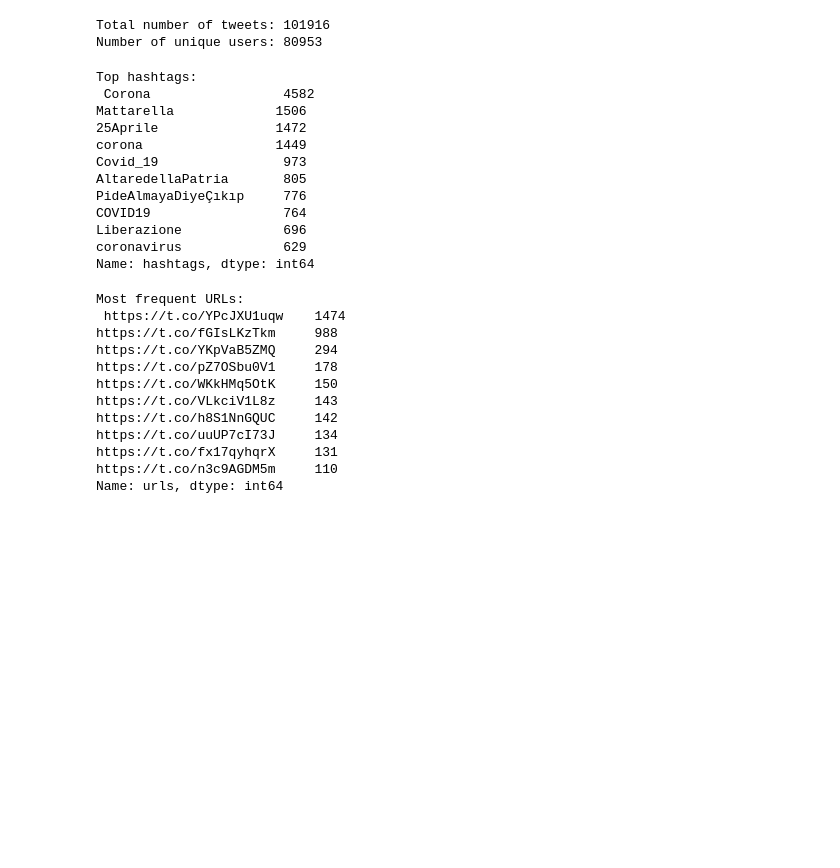
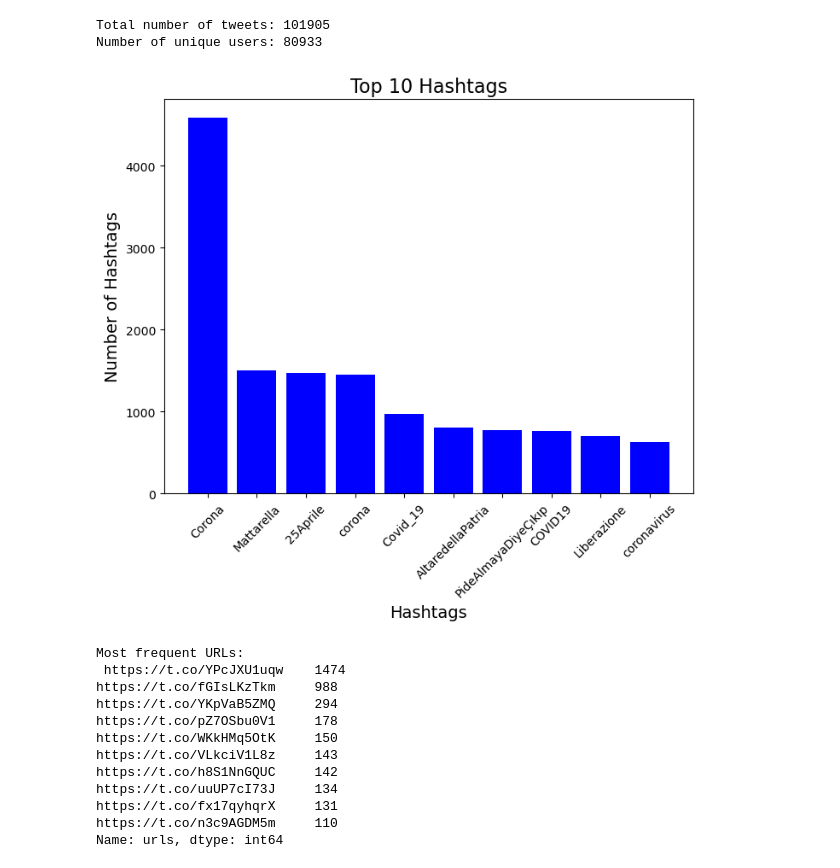
Before and after one commit to RU-Insane/Twitter-Search-Application, a Jupyter notebook: starter-code.ipynb, the cells around one changed output. Saved outputs shown, nothing was run; the diff lists cells and outputs as text; code cells hidden in the pictures; blank space fills up the shorter version.

```diff
--- a/starter-code.ipynb
+++ b/starter-code.ipynb
@@ -17,11 +22,0 @@ with open("corona-out-3", "r") as f1:
-# %%
-# Parse the relevant fields from each tweet
-tweets = []
-for tweet in data:
-    user = tweet['user']['screen_name']
-    date = tweet['created_at']
-    text = tweet['text']
-    urls = [url['url'] for url in tweet['entities']['urls']]
-    hashtags = [tag['text'] for tag in tweet['entities']['hashtags']]
-    mentions = [mention['screen_name'] for mention in tweet['entities']['user_mentions']]
-    tweets.append({'user': user, 'date': date, 'text': text, 'urls': urls, 'hashtags': hashtags, 'mentions': mentions})
@@ -28,3 +127,4 @@ for tweet in data:
 # %%
 # Create a pandas DataFrame from the parsed data
-df = pd.DataFrame(tweets)
+df_u = pd.DataFrame(users)
+df_t = pd.DataFrame(tweets)
@@ -31,28 +156,24 @@ df = pd.DataFrame(tweets)
 # %%
 # Print the total number of tweets collected
-print('Total number of tweets:', len(df))
+print('Total number of tweets:', len(df_t))
 
 # Print the number of unique users posting tweets
-print('Number of unique users:', df['user'].nunique())
+print('Number of unique users:', df_t['user'].nunique())
 # %% [output]
-Total number of tweets: 101916
-Number of unique users: 80953
+Total number of tweets: 101905
+Number of unique users: 80933
 # %%
 # Identify the top hashtags
-top_hashtags = df.explode('hashtags')['hashtags'].value_counts().head(10)
-print('Top hashtags:\n', top_hashtags)
+top_hashtags = df_t.explode('hashtags')['hashtags'].value_counts().head(10)
+# Plot the bar chart
+fig, ax = plt.subplots(figsize=(8, 6))
+ax.bar(top_hashtags.index, top_hashtags.values, color='blue')
+ax.set_title('Top 10 Hashtags', fontsize=16)
+ax.set_xlabel('Hashtags', fontsize=14)
+ax.set_ylabel('Number of Hashtags', fontsize=14)
+ax.tick_params(axis='x', labelrotation=45)
+plt.show()
 # %% [output]
-Top hashtags:
- Corona                 4582
-Mattarella             1506
-25Aprile               1472
-corona                 1449
-Covid_19                973
-AltaredellaPatria       805
-PideAlmayaDiyeÇıkıp     776
-COVID19                 764
-Liberazione             696
-coronavirus             629
-Name: hashtags, dtype: int64
+[figure, added]
 # %%
 # Identify the most frequent URLs
```
Also changed, not shown: parts of 15 cells of this notebook.
